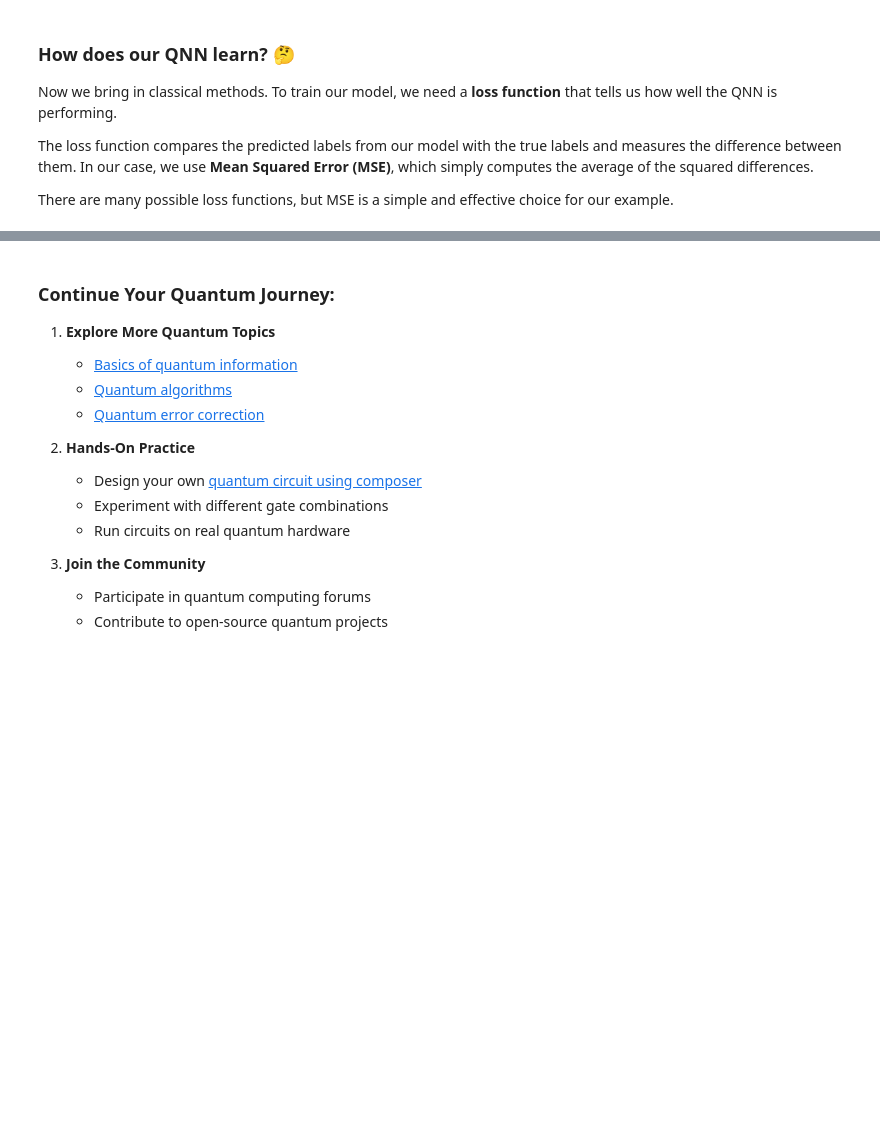
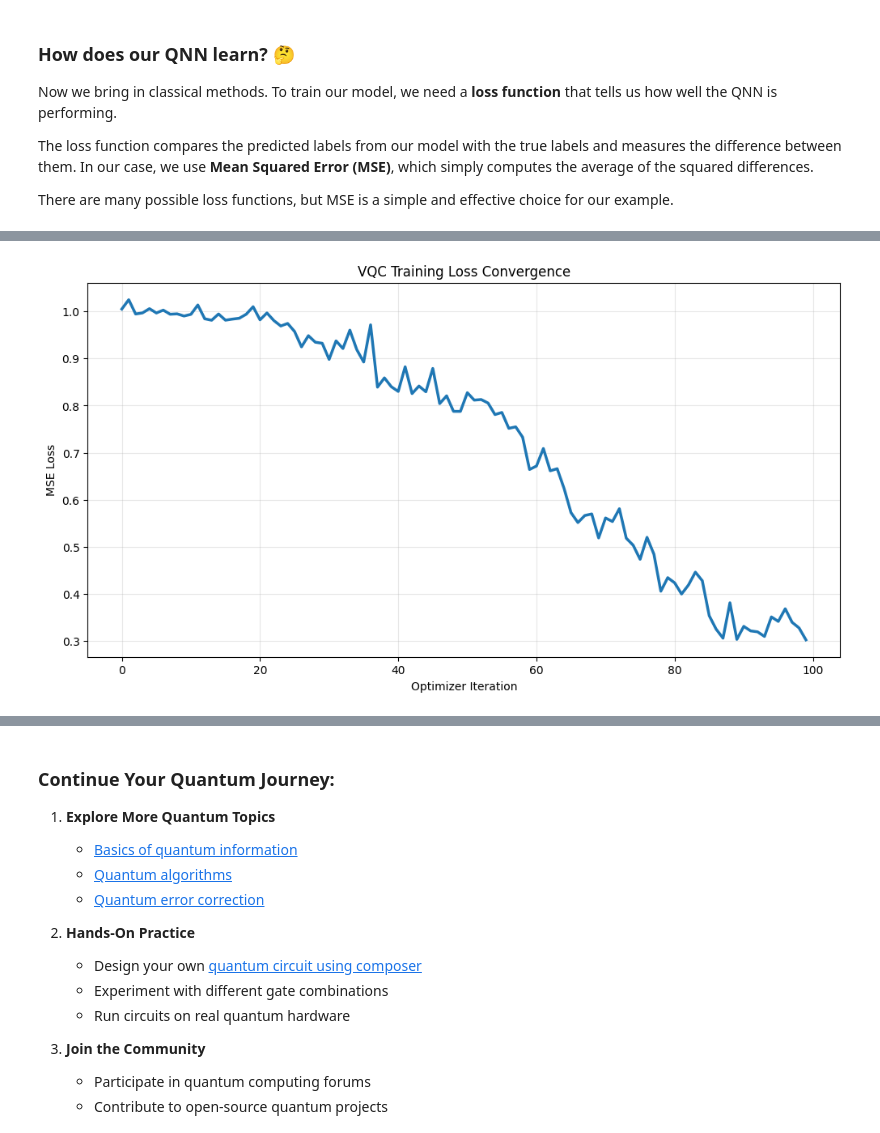
Before and after one commit to krialm/Quantum-Neural-Network-Workshop, a Jupyter notebook: QVC_QNN.ipynb, the cells around one changed output, grey strips where cells are left out. Drawn from its saved outputs; the diff is of its cells as text; code cells hidden in the pictures; blank space fills up the shorter version.

```diff
--- a/QVC_QNN.ipynb
+++ b/QVC_QNN.ipynb
@@ -948,0 +692,10 @@ Relative Noise:       2.07%
+# %%
+with open('trained_weights.json') as f:
+    weights_data = json.load(f)
+
+primary = weights_data['primary_ansatz']
+trained_weights = np.array(primary['weights'])
+print(f"Loaded {primary['name']} ansatz: {primary['num_parameters']} parameters")
+print(f"CNOT pairs: {primary['cnot_pairs']}")
+print(f"Train accuracy: {primary['training']['train_accuracy']:.1f}%")
+print(f"Test accuracy:  {primary['training']['test_accuracy']:.1f}%")
@@ -948,0 +713,15 @@ Relative Noise:       2.07%
+# %%
+with open('training_history.json') as f:
+    history = json.load(f)
+
+primary_loss = history['primary_ansatz']['loss_values']
+
+fig, ax = plt.subplots(figsize=(12, 6))
+ax.plot(primary_loss, linewidth=2.5)
+ax.set_xlabel('Optimizer Iteration')
+ax.set_ylabel('MSE Loss')
+ax.set_title('VQC Training Loss Convergence')
+ax.grid(alpha=0.3)
+plt.show()
+# %% [output]
+[figure, added]
```
Also changed, not shown: parts of 62 cells of this notebook.
